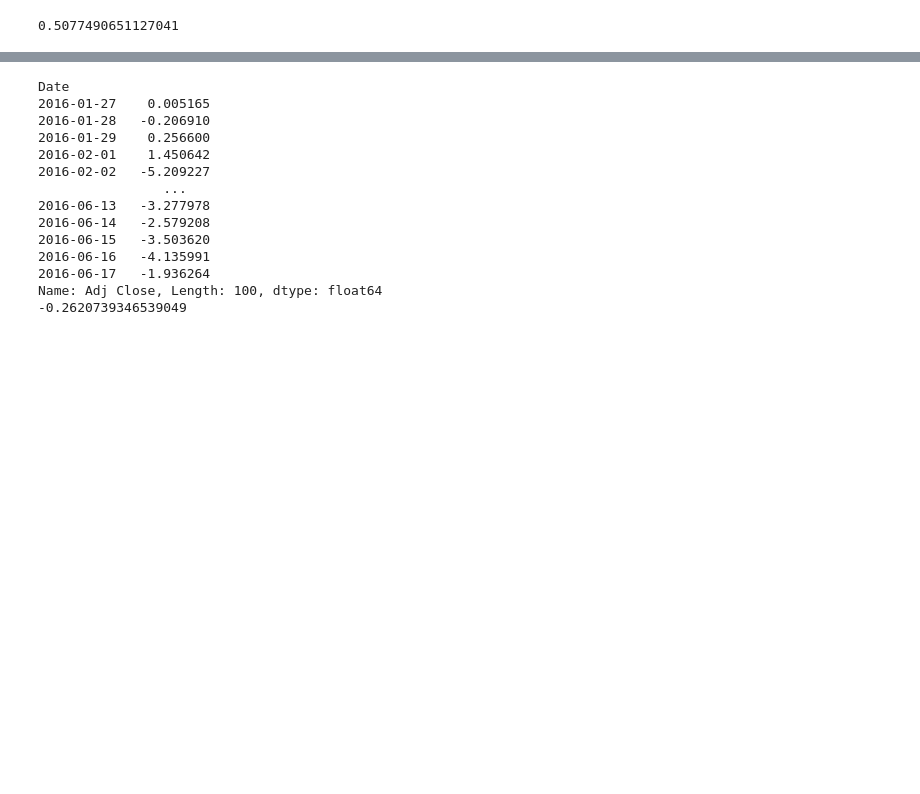
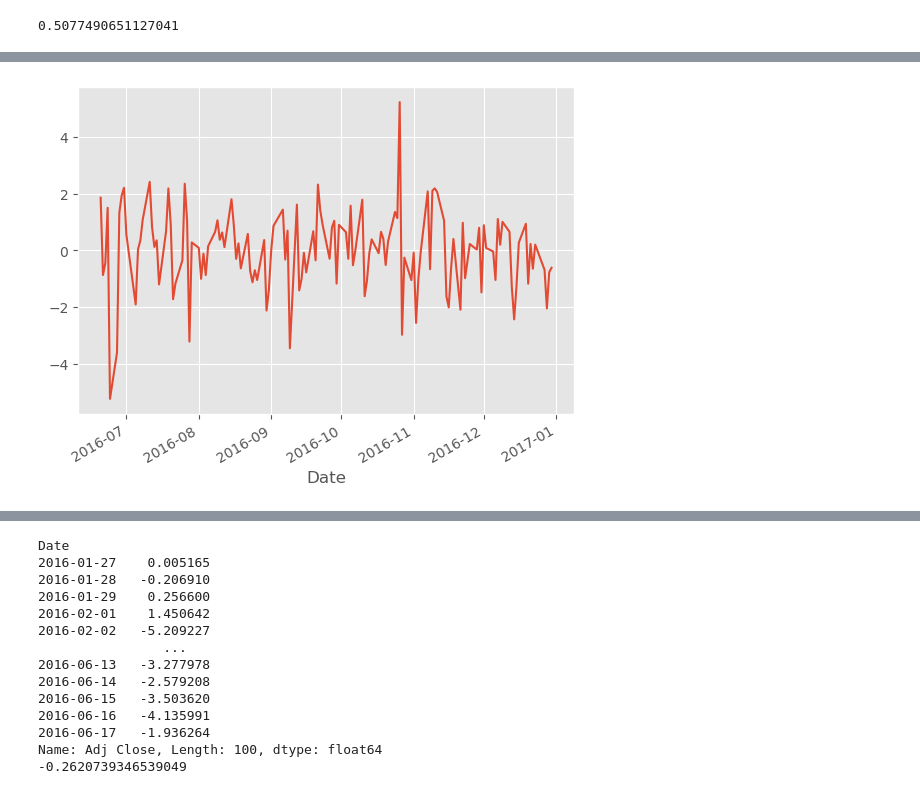
Before and after one commit to joboll/finboys, a Jupyter notebook: Boing.ipynb, the cells around one changed output, grey strips where cells are left out. Drawn from its saved outputs; the diff is of its cells as text; code cells hidden in the pictures; blank space fills up the shorter version.

```diff
--- a/Boing.ipynb
+++ b/Boing.ipynb
@@ -625,0 +717,4 @@ pass your own start_params.
+# %%
+_ = BA_2016_diff5_minus_mean_pred['Delta_REELvsPRED'].plot()
+# %% [output]
+[figure, added]
```
Also changed, not shown: parts of 28 cells of this notebook.
